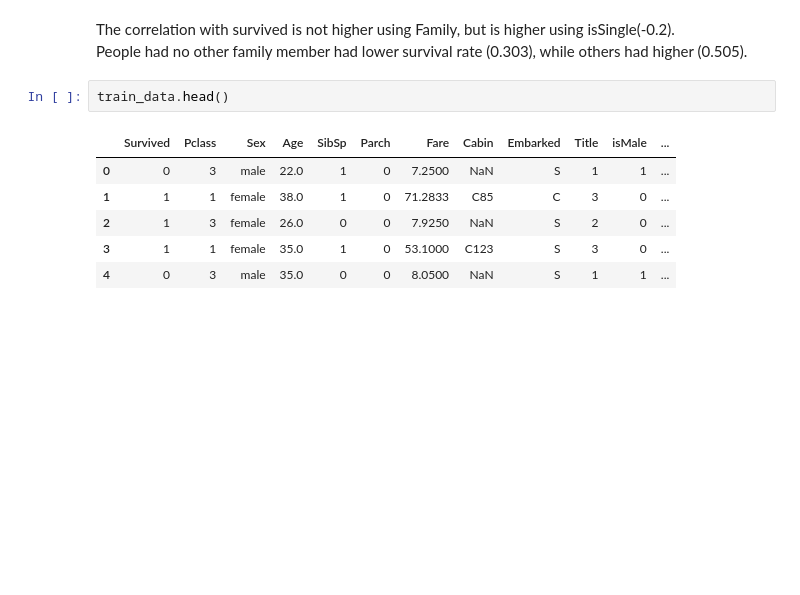
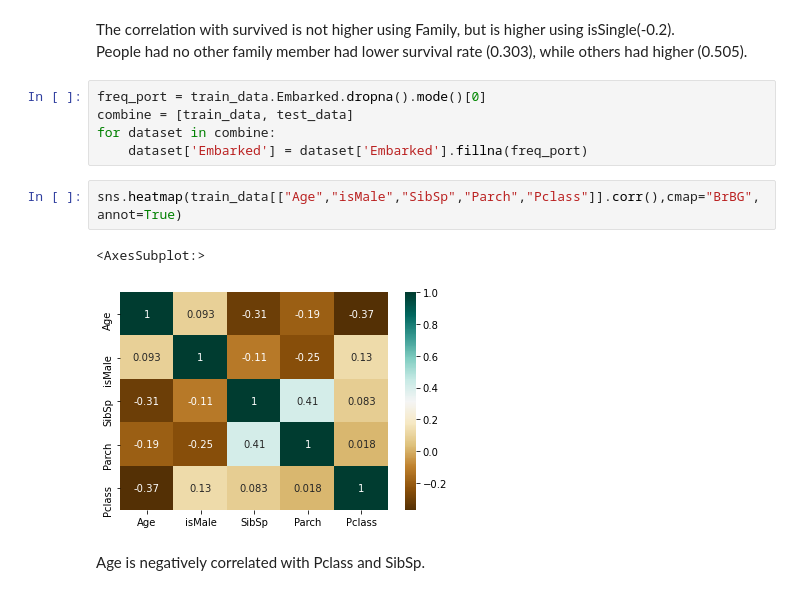
Before and after one commit to looksgreat/NYCU-AI-Spring-2021, a Jupyter notebook: main.ipynb, the cells around one changed output. Saved outputs shown, nothing was run; the diff lists cells and outputs as text; blank space fills up the shorter version.

```diff
--- a/main.ipynb
+++ b/main.ipynb
@@ -380,12 +364,15 @@ print(nsrate)
 # %% [markdown]
 The correlation with survived is not higher using Family, but is higher using isSingle(-0.2).
 People had no other family member had lower survival rate (0.303), while others had higher (0.505).
-# %%
-train_data.head()
-# %% [output]
-|  | Survived | Pclass | Sex | Age | SibSp | Parch | Fare | Cabin | Embarked | Title | isMale | ... |
-| 0 | 0 | 3 | male | 22.0 | 1 | 0 | 7.2500 | NaN | S | 1 | 1 | ... |
-| 1 | 1 | 1 | female | 38.0 | 1 | 0 | 71.2833 | C85 | C | 3 | 0 | ... |
-| 2 | 1 | 3 | female | 26.0 | 0 | 0 | 7.9250 | NaN | S | 2 | 0 | ... |
-| 3 | 1 | 1 | female | 35.0 | 1 | 0 | 53.1000 | C123 | S | 3 | 0 | ... |
-| 4 | 0 | 3 | male | 35.0 | 0 | 0 | 8.0500 | NaN | S | 1 | 1 | ... |
+# %%
+freq_port = train_data.Embarked.dropna().mode()[0]
+combine = [train_data, test_data]
+for dataset in combine:
+    dataset['Embarked'] = dataset['Embarked'].fillna(freq_port)
+# %%
+sns.heatmap(train_data[["Age","isMale","SibSp","Parch","Pclass"]].corr(),cmap="BrBG",annot=True)
+# %% [output]
+<AxesSubplot:>
+[figure, added]
+# %% [markdown]
+Age is negatively correlated with Pclass and SibSp.
```
Also changed, not shown: parts of 8 cells of this notebook.
